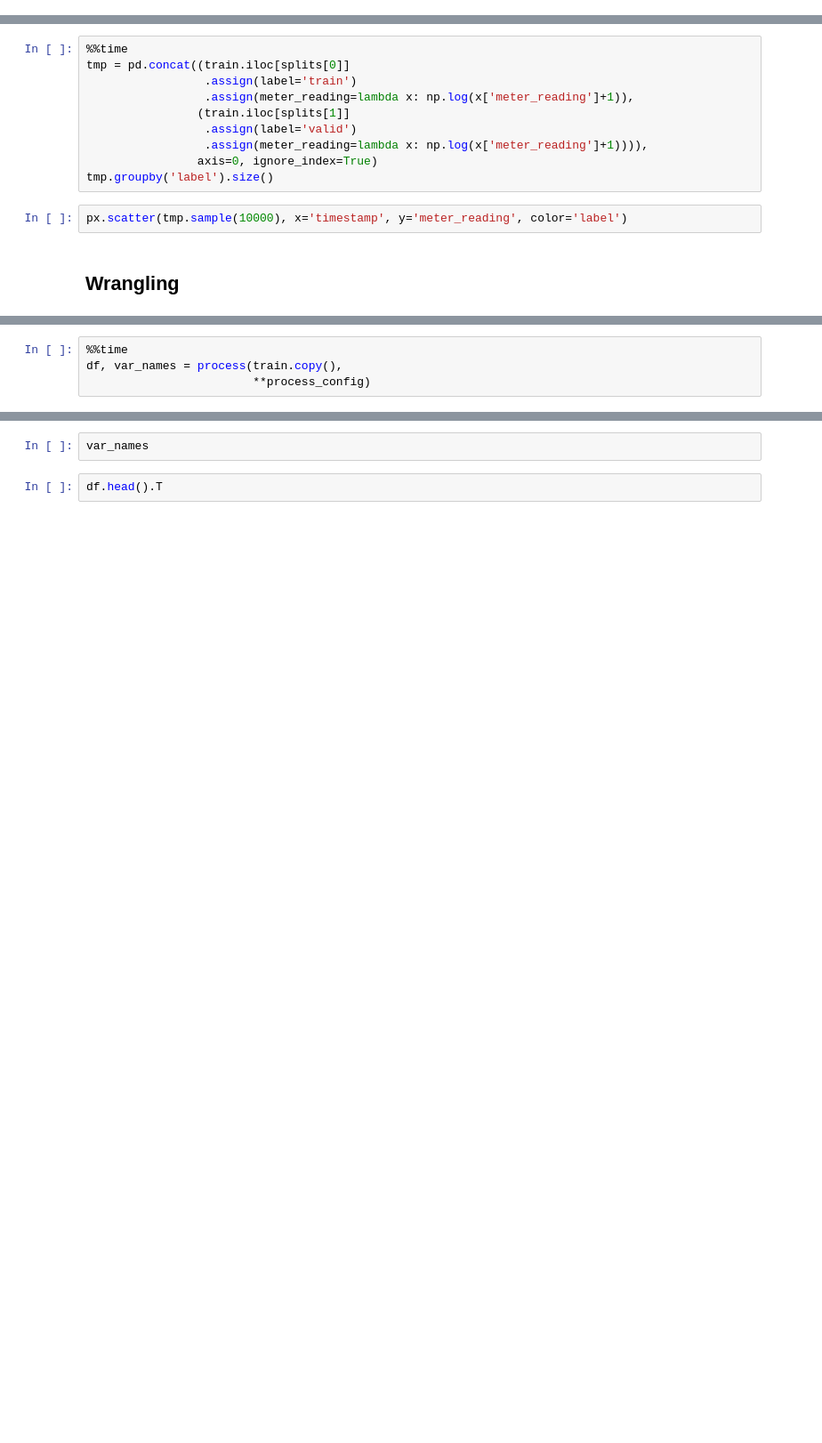
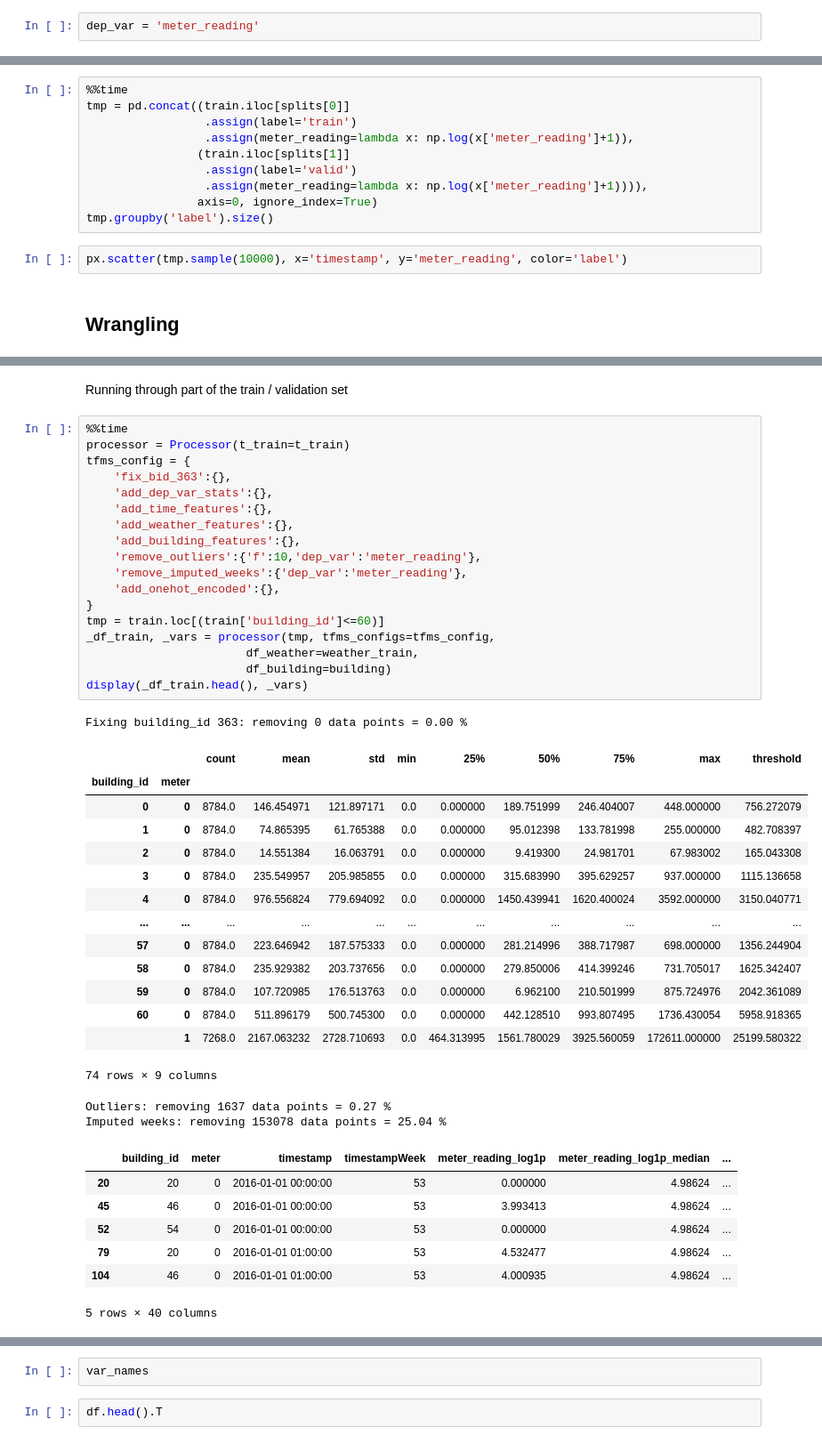
Before and after one commit to eschmidt42/ashrae, a Jupyter notebook: nbs/02_preprocessing.ipynb, the cells around one changed output, grey strips where cells are left out. Shown at 89% size. Cells and saved outputs as stored; diff of their text form; blank space fills up the shorter version.

Commit message:
refactored Processor

```diff
--- a/nbs/02_preprocessing.ipynb
+++ b/nbs/02_preprocessing.ipynb
@@ -35,6 +35,8 @@ from pandas.tseries.holiday import USFederalHolidayCalendar as us_calendar
 pd.options.plotting.backend = "plotly"
 # %%
 data_path = Path("../data")
+# %%
+dep_var = 'meter_reading'
 # %%
 csvs = inspection.get_csvs(data_path)
 csvs
@@ -546,4 +299,0 @@ process = Processor()
-# %%
-%%time
-df, var_names = process(train.copy(),
-                        **process_config)
@@ -549,0 +1154,45 @@ df, var_names = process(train.copy(),
+# %% [markdown]
+Running through part of the train / validation set
+# %%
+%%time
+processor = Processor(t_train=t_train)
+tfms_config = {
+    'fix_bid_363':{},
+    'add_dep_var_stats':{},
+    'add_time_features':{},
+    'add_weather_features':{},
+    'add_building_features':{},
+    'remove_outliers':{'f':10,'dep_var':'meter_reading'},
+    'remove_imputed_weeks':{'dep_var':'meter_reading'},
+    'add_onehot_encoded':{},
+}
+tmp = train.loc[(train['building_id']<=60)]
+_df_train, _vars = processor(tmp, tfms_configs=tfms_config,
+                       df_weather=weather_train,
+                       df_building=building)
+display(_df_train.head(), _vars)
+# %% [output]
+Fixing building_id 363: removing 0 data points = 0.00 %
+|  |  | count | mean | std | min | 25% | 50% | 75% | max | threshold |
+| building_id | meter |  |  |  |  |  |  |  |  |  |
+| 0 | 0 | 8784.0 | 146.454971 | 121.897171 | 0.0 | 0.000000 | 189.751999 | 246.404007 | 448.000000 | 756.272079 |
+| 1 | 0 | 8784.0 | 74.865395 | 61.765388 | 0.0 | 0.000000 | 95.012398 | 133.781998 | 255.000000 | 482.708397 |
+| 2 | 0 | 8784.0 | 14.551384 | 16.063791 | 0.0 | 0.000000 | 9.419300 | 24.981701 | 67.983002 | 165.043308 |
+| 3 | 0 | 8784.0 | 235.549957 | 205.985855 | 0.0 | 0.000000 | 315.683990 | 395.629257 | 937.000000 | 1115.136658 |
+| 4 | 0 | 8784.0 | 976.556824 | 779.694092 | 0.0 | 0.000000 | 1450.439941 | 1620.400024 | 3592.000000 | 3150.040771 |
+| ... | ... | ... | ... | ... | ... | ... | ... | ... | ... | ... |
+| 57 | 0 | 8784.0 | 223.646942 | 187.575333 | 0.0 | 0.000000 | 281.214996 | 388.717987 | 698.000000 | 1356.244904 |
+| 58 | 0 | 8784.0 | 235.929382 | 203.737656 | 0.0 | 0.000000 | 279.850006 | 414.399246 | 731.705017 | 1625.342407 |
+| 59 | 0 | 8784.0 | 107.720985 | 176.513763 | 0.0 | 0.000000 | 6.962100 | 210.501999 | 875.724976 | 2042.361089 |
+| 60 | 0 | 8784.0 | 511.896179 | 500.745300 | 0.0 | 0.000000 | 442.128510 | 993.807495 | 1736.430054 | 5958.918365 |
+|  | 1 | 7268.0 | 2167.063232 | 2728.710693 | 0.0 | 464.313995 | 1561.780029 | 3925.560059 | 172611.000000 | 25199.580322 |
+74 rows × 9 columns
+Outliers: removing 1637 data points = 0.27 %
+Imputed weeks: removing 153078 data points = 25.04 %
+|  | building_id | meter | timestamp | timestampWeek | meter_reading_log1p | meter_reading_log1p_median | ... |
+| 20 | 20 | 0 | 2016-01-01 00:00:00 | 53 | 0.000000 | 4.98624 | ... |
+| 45 | 46 | 0 | 2016-01-01 00:00:00 | 53 | 3.993413 | 4.98624 | ... |
+| 52 | 54 | 0 | 2016-01-01 00:00:00 | 53 | 0.000000 | 4.98624 | ... |
+| 79 | 20 | 0 | 2016-01-01 01:00:00 | 53 | 4.532477 | 4.98624 | ... |
+| 104 | 46 | 0 | 2016-01-01 01:00:00 | 53 | 4.000935 | 4.98624 | ... |
+5 rows × 40 columns
```
Also changed, not shown: parts of 68 cells of this notebook, 1 other file.
